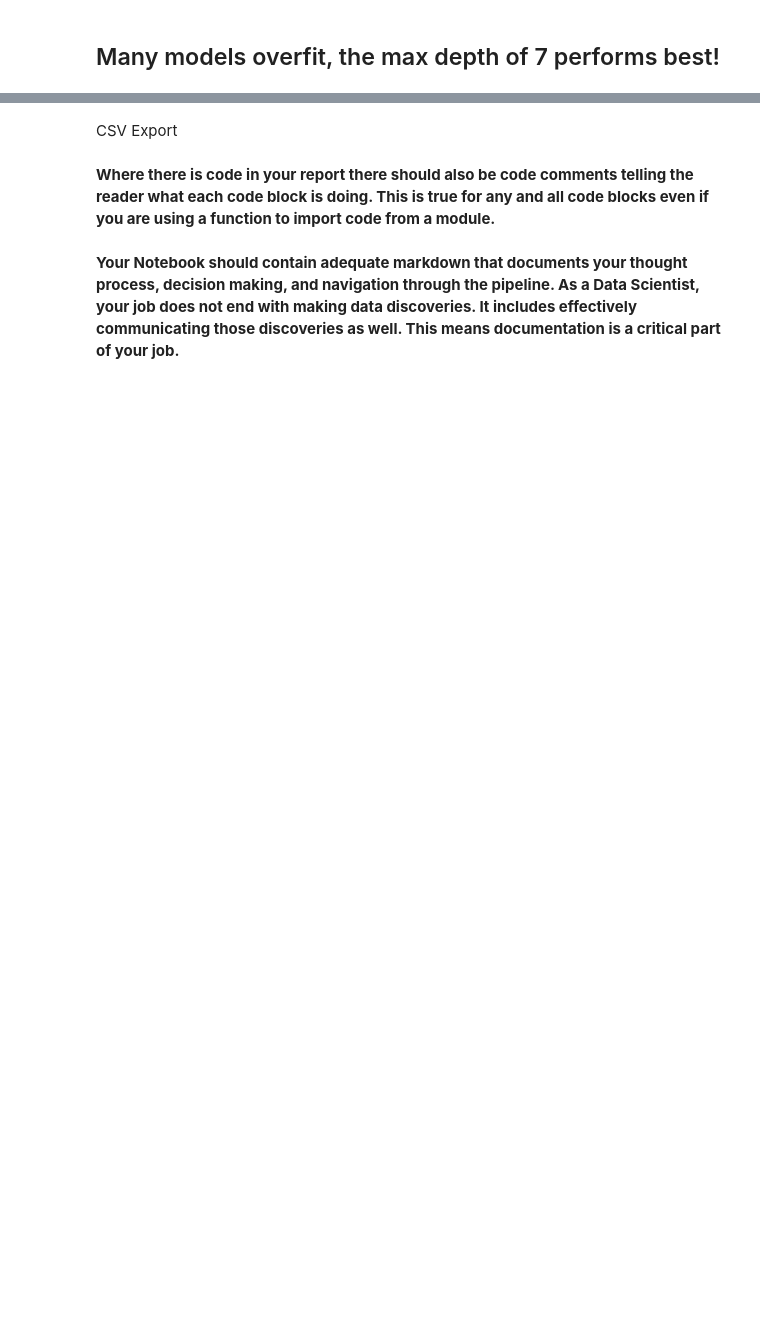
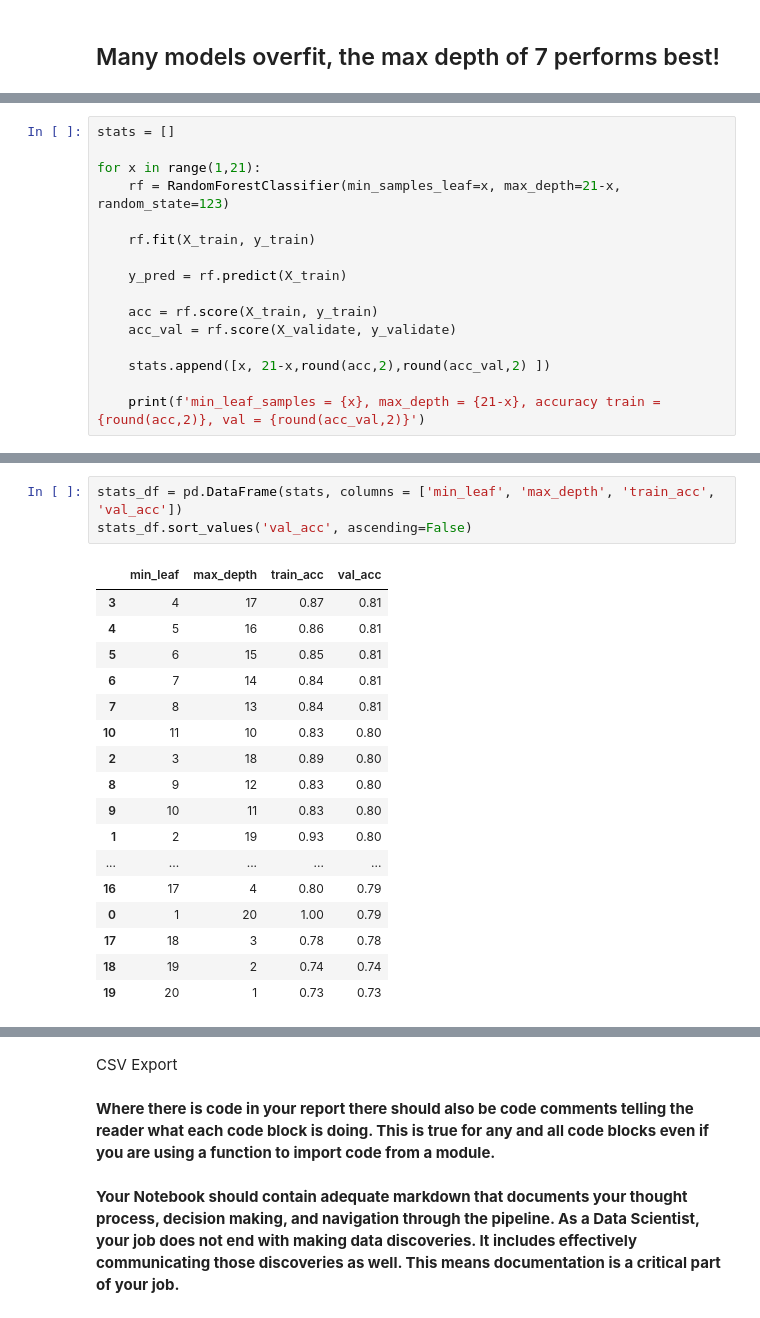
Before and after one commit to Josue-Gonzalez627/Telco_Classification_Project, a Jupyter notebook: telco_final.ipynb, the cells around one changed output, grey strips where cells are left out. Cells and saved outputs as stored; diff of their text form; blank space fills up the shorter version.

```diff
--- a/telco_final.ipynb
+++ b/telco_final.ipynb
@@ -352,0 +373,16 @@ with a max depth of 7, the accuracy train = 0.82), val = 0.79 is seen as the bes
+# %%
+stats = []
+
+for x in range(1,21):
+    rf = RandomForestClassifier(min_samples_leaf=x, max_depth=21-x, random_state=123)
+
+    rf.fit(X_train, y_train)
+
+    y_pred = rf.predict(X_train)
+
+    acc = rf.score(X_train, y_train)
+    acc_val = rf.score(X_validate, y_validate)
+
+    stats.append([x, 21-x,round(acc,2),round(acc_val,2) ])
+
+    print(f'min_leaf_samples = {x}, max_depth = {21-x}, accuracy train = {round(acc,2)}, val = {round(acc_val,2)}')
@@ -352,0 +410,21 @@ with a max depth of 7, the accuracy train = 0.82), val = 0.79 is seen as the bes
+# %%
+stats_df = pd.DataFrame(stats, columns = ['min_leaf', 'max_depth', 'train_acc', 'val_acc'])
+stats_df.sort_values('val_acc', ascending=False)
+# %% [output]
+|  | min_leaf | max_depth | train_acc | val_acc |
+| 3 | 4 | 17 | 0.87 | 0.81 |
+| 4 | 5 | 16 | 0.86 | 0.81 |
+| 5 | 6 | 15 | 0.85 | 0.81 |
+| 6 | 7 | 14 | 0.84 | 0.81 |
+| 7 | 8 | 13 | 0.84 | 0.81 |
+| 10 | 11 | 10 | 0.83 | 0.80 |
+| 2 | 3 | 18 | 0.89 | 0.80 |
+| 8 | 9 | 12 | 0.83 | 0.80 |
+| 9 | 10 | 11 | 0.83 | 0.80 |
+| 1 | 2 | 19 | 0.93 | 0.80 |
+| ... | ... | ... | ... | ... |
+| 16 | 17 | 4 | 0.80 | 0.79 |
+| 0 | 1 | 20 | 1.00 | 0.79 |
+| 17 | 18 | 3 | 0.78 | 0.78 |
+| 18 | 19 | 2 | 0.74 | 0.74 |
+| 19 | 20 | 1 | 0.73 | 0.73 |
```
Also changed, not shown: parts of 13 cells of this notebook.
